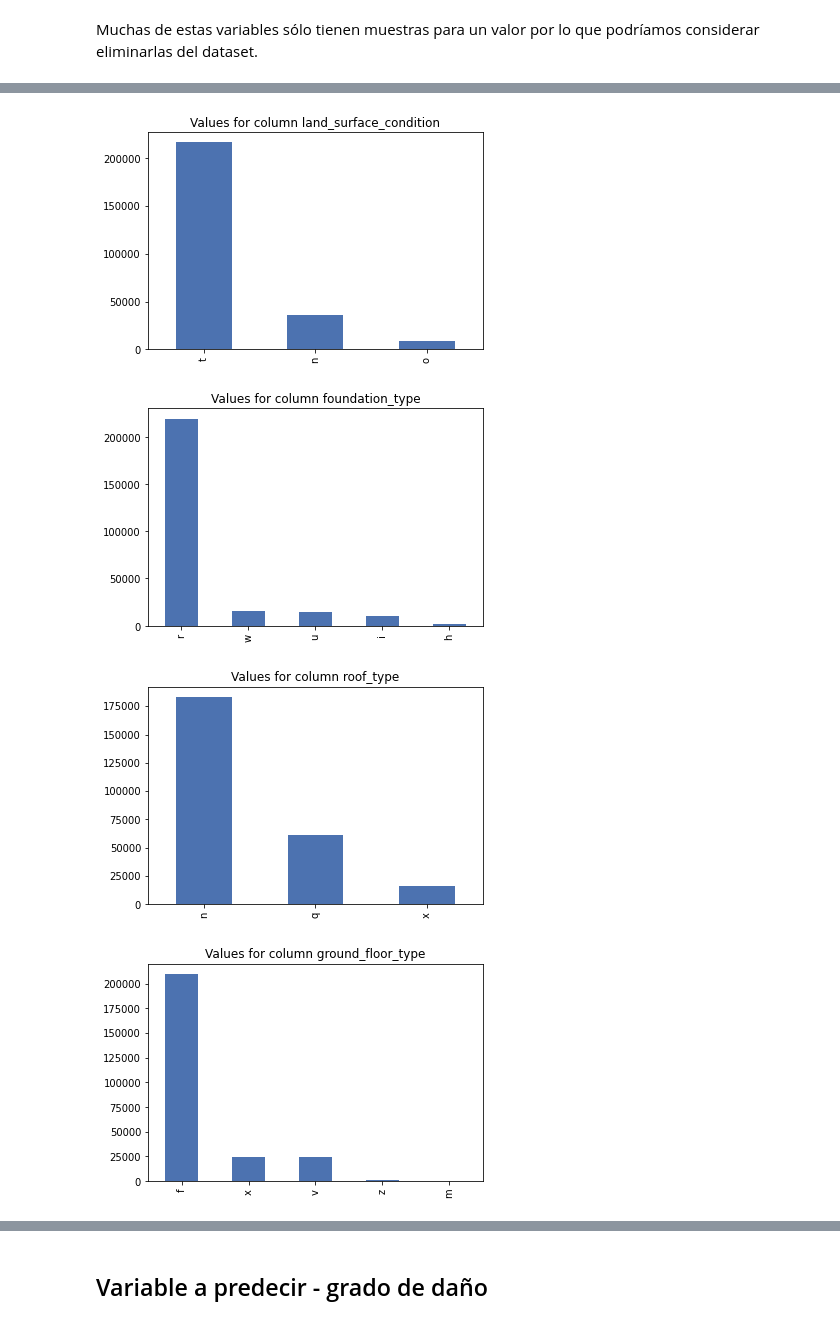
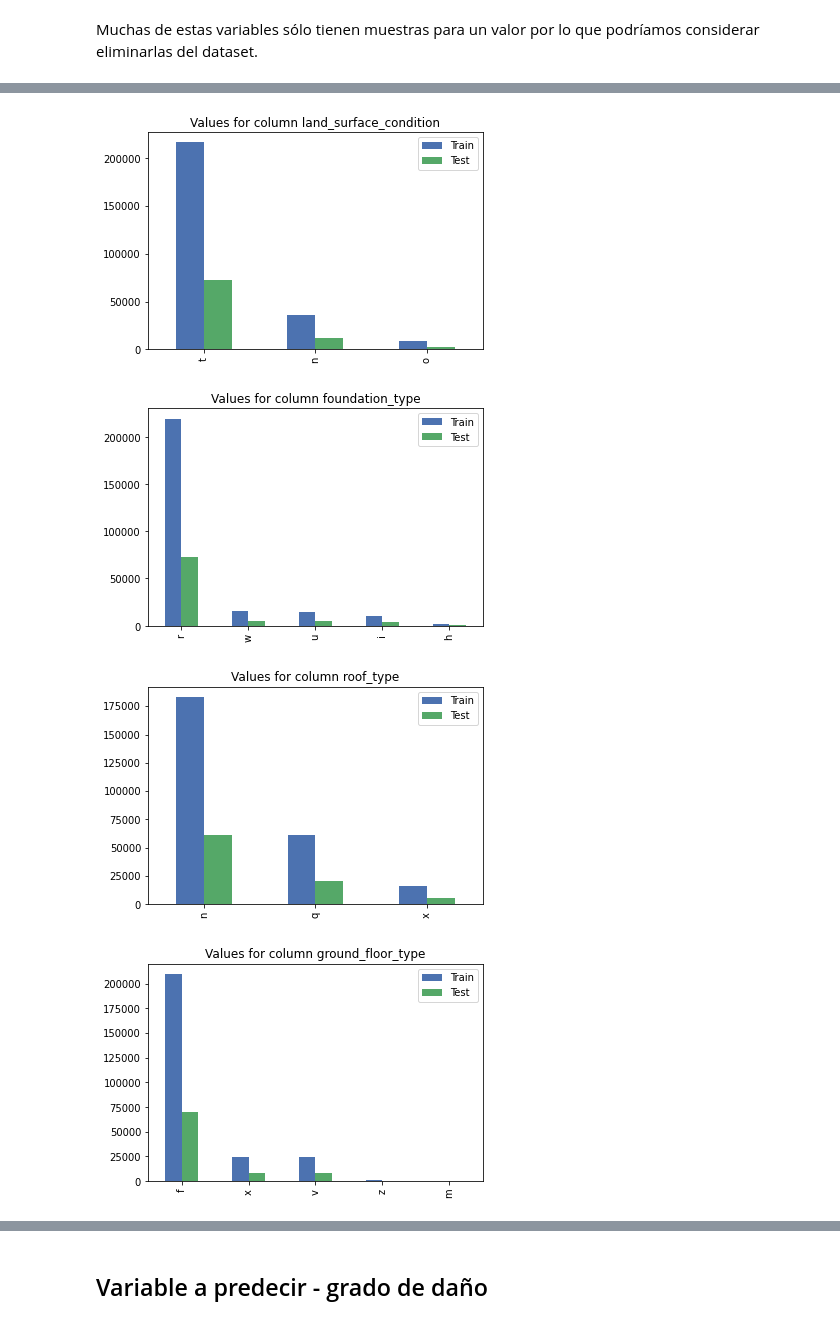
Before and after one commit to Thabby07/richter-predictor, a Jupyter notebook: TFM_Exploración_del_dataset.ipynb, the cells around one changed output, grey strips where cells are left out. Saved outputs shown, nothing was run; the diff lists cells and outputs as text; code cells hidden in the pictures.

```diff
--- a/TFM_Exploración_del_dataset.ipynb
+++ b/TFM_Exploración_del_dataset.ipynb
@@ -243,16 +243,3 @@ Ahora vamos con las variables categóricas no numéricas:
 Muchas de estas variables sólo tienen muestras para un valor por lo que podríamos considerar eliminarlas del dataset.
 # %%
 categorical_nonum_variables = ['land_surface_condition','foundation_type','roof_type','ground_floor_type','other_floor_type','position','plan_configuration','legal_ownership_status']
-# %%
-for col in categorical_num_variables:
-  range_train = range(np.min(train[col]),np.max(train[col]))
-  range_test = range(np.min(test_values[col]),np.max(test_values[col]))
-  train_limit = np.array([train.shape[0] for i in range_train])
-  test_limit = np.array([test_values.shape[0] for i in range_test])
-  x = [train[col], test_values[col]]
-  plt.hist(x, label=['train', 'test'])
-  plt.plot(range_train, train_limit, 'b--')
-  plt.plot(range_test, test_limit, 'g--')
-  plt.title("Histogram for column " + col)
-  plt.legend(loc='upper right')
-  plt.show()
@@ -273,10 +246,11 @@ for col in categorical_num_variables:
 # %%
 for col in categorical_nonum_variables:
-  train[col].value_counts().plot(kind='bar')
+  pd.concat({
+    'Train': train[col].value_counts(), 'Test': test_values[col].value_counts()}, axis=1).plot.bar()
   plt.title("Values for column " + col)
   plt.show()
 # %% [output]
-[figure, old version]
+[figure, new version]
-[figure, old version]
+[figure, new version]
-[figure, old version]
+[figure, new version]
-[figure, old version]
+[figure, new version]
```
Also changed, not shown: parts of 4 cells of this notebook.
